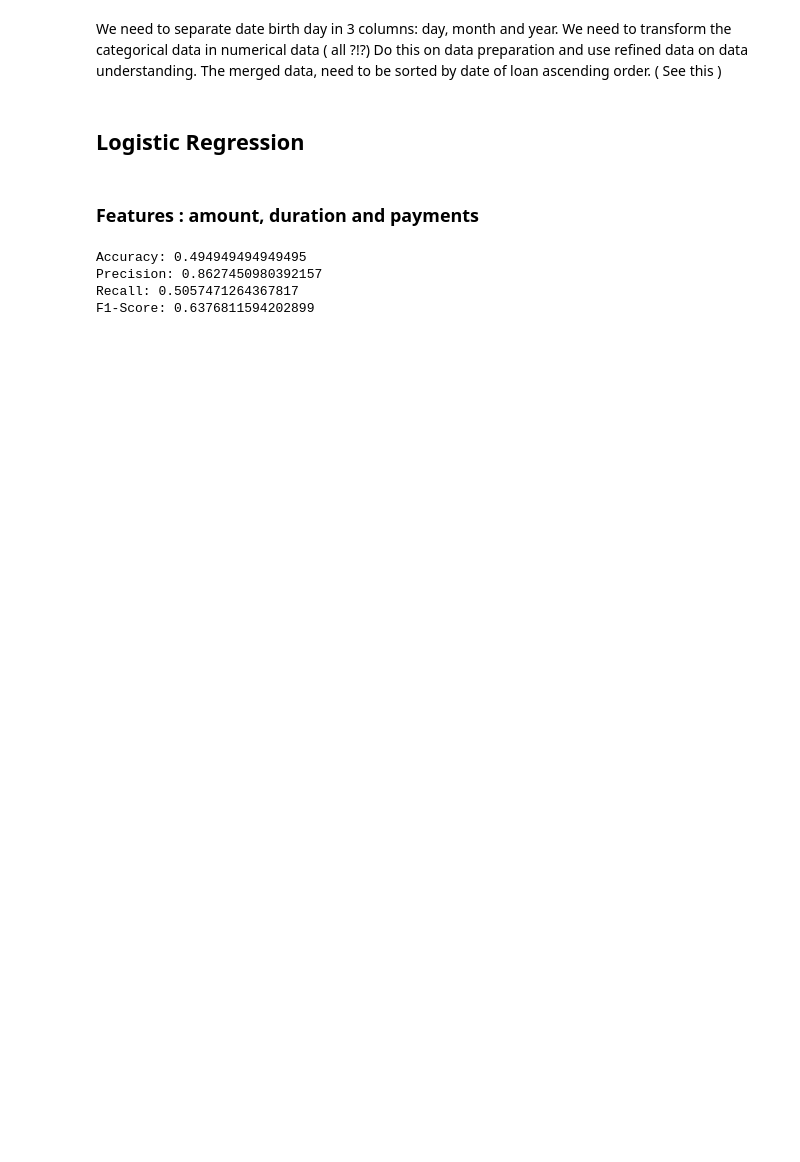
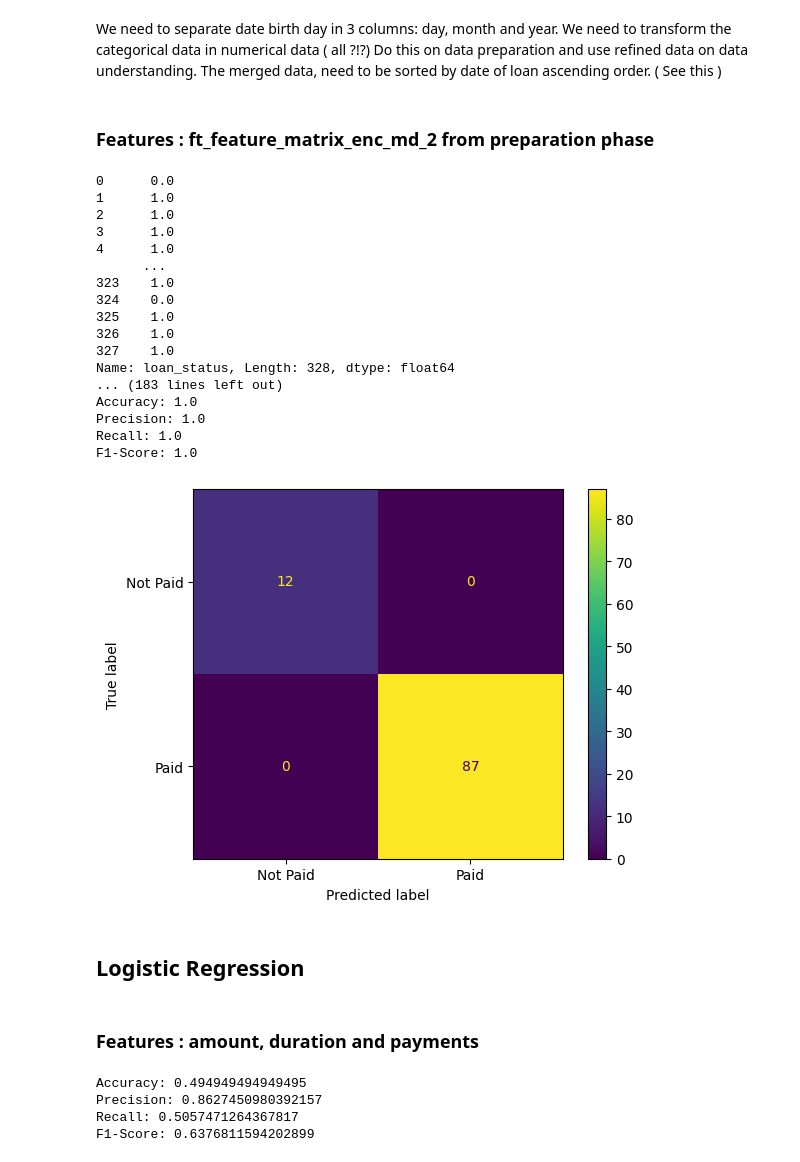
Before and after one commit to BernardoFerreira00/AC-Project, a Jupyter notebook: Notebooks/crisp_dm_sprint_3_4/Analise_crisp_dm_3.ipynb, the cells around one changed output. Drawn from its saved outputs; the diff is of its cells as text; code cells hidden in the pictures; blank space fills up the shorter version.

Commit message:
data processing updated and modeling it seems to have an excelent model...

```diff
--- a/Notebooks/crisp_dm_sprint_3_4/Analise_crisp_dm_3.ipynb
+++ b/Notebooks/crisp_dm_sprint_3_4/Analise_crisp_dm_3.ipynb
@@ -149,6 +149,53 @@ We need to separate date birth day in 3 columns: day, month and year.
 We need to transform the categorical data in numerical data ( all ?!?)
 Do this on data preparation and use refined data on data understanding.
 The merged data, need to be sorted by date of loan ascending order. ( See this )
+# %% [markdown]
+### Features : ft_feature_matrix_enc_md_2 from preparation phase
+# %%
+
+from sklearn.model_selection import train_test_split
+from sklearn.ensemble import AdaBoostClassifier
+ft_feature_matrix_enc_md_2 = pd.read_csv("refined/ft_df_mms_md_2.csv", sep=";", low_memory=False)
+# drop loan_status from features ( obviously )
+ft_feature_matrix_enc_md_2 = ft_feature_matrix_enc_md_2.dropna(axis="columns", how="any")
+
+features = ft_feature_matrix_enc_md_2.columns
+features = features.dropna()
+
+y=ft_feature_matrix_enc_md_2["loan_status"].copy()
+print(y)
+X = ft_feature_matrix_enc_md_2.drop(columns=["loan_status"], axis=1, inplace=False)
+
+print(X)
+
+X_train, X_test, y_train, y_test = train_test_split(X, y,test_size=0.3, random_state=42, shuffle=False)
+
+X_train, y_train = smote_sampling(X_train, y_train)
+
+dTree = DecisionTreeClassifier( max_depth=4000, random_state=42, criterion="entropy", max_features='sqrt', min_samples_leaf=1, min_samples_split=2)
+prediction = fit_and_predict(dTree, X_train, y_train, X_test)
+
+calculate_statistics(y_test, prediction)
+display_conf_matrix_graph(y_test, prediction)
+# %% [output]
+0      0.0
+1      1.0
+2      1.0
+3      1.0
+4      1.0
+      ...
+323    1.0
+324    0.0
+325    1.0
+326    1.0
+327    1.0
+Name: loan_status, Length: 328, dtype: float64
+... (183 lines left out)
+Accuracy: 1.0
+Precision: 1.0
+Recall: 1.0
+F1-Score: 1.0
+[figure, added]
 # %% [markdown]
 ## Logistic Regression
 # %% [markdown]
```
Also changed, not shown: parts of 11 cells of this notebook, 21 other files.
